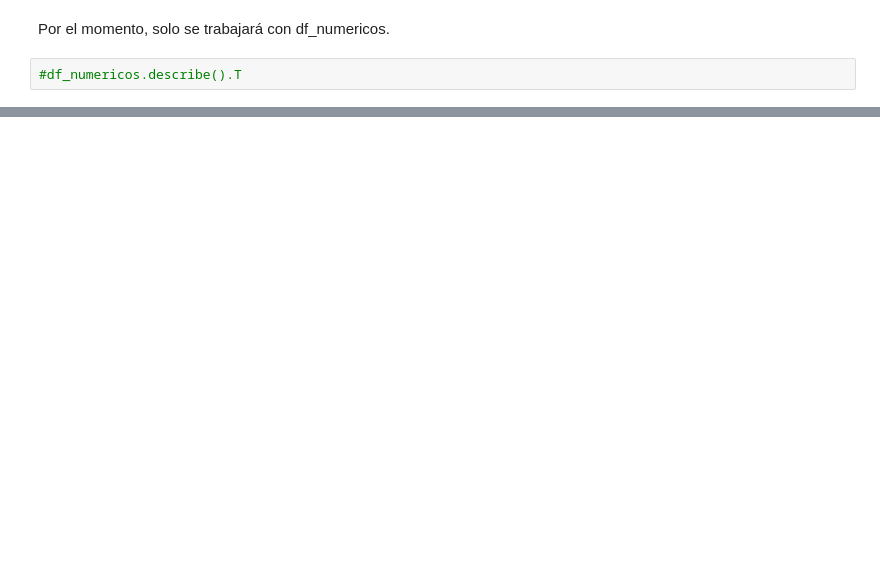
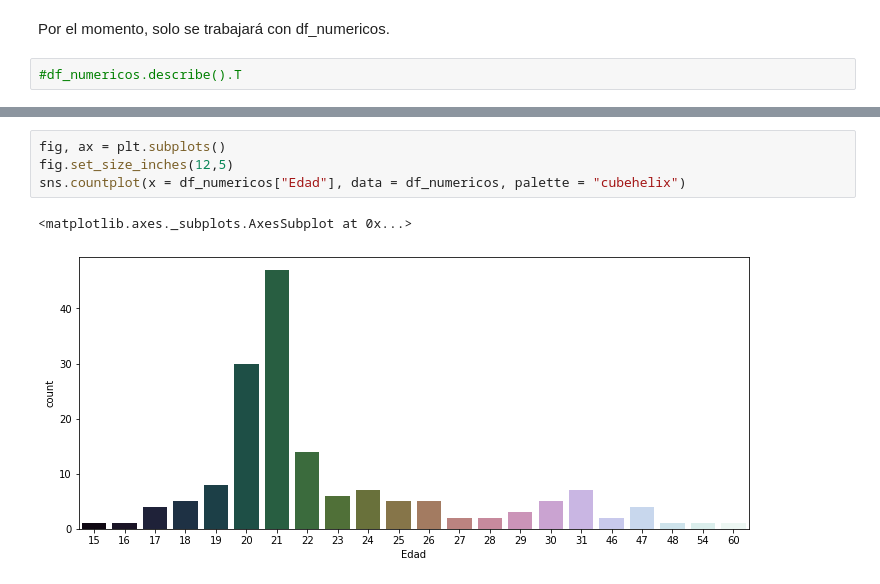
Before and after one commit to FisherPearson/Dependencia-Emocional, a Jupyter notebook: Dependencia Emocional.ipynb, the cells around one changed output, grey strips where cells are left out. Saved outputs shown, nothing was run; the diff lists cells and outputs as text; blank space fills up the shorter version.

```diff
--- a/Dependencia Emocional.ipynb
+++ b/Dependencia Emocional.ipynb
@@ -750,0 +798,7 @@ Por el momento, solo se trabajará con df_numericos.
+# %%
+fig, ax = plt.subplots()
+fig.set_size_inches(12,5)
+sns.countplot(x = df_numericos["Edad"], data = df_numericos, palette = "cubehelix")
+# %% [output]
+<matplotlib.axes._subplots.AxesSubplot at 0x...>
+[figure, added]
```
Also changed, not shown: parts of 67 cells of this notebook.
